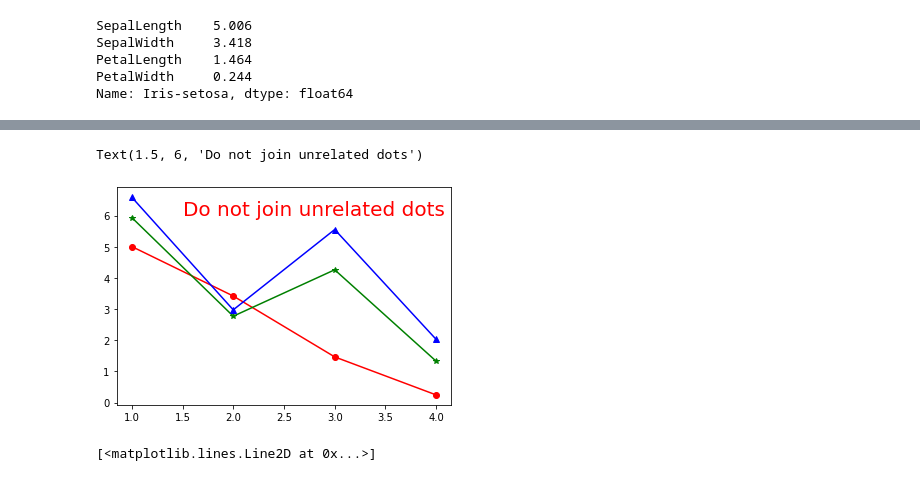
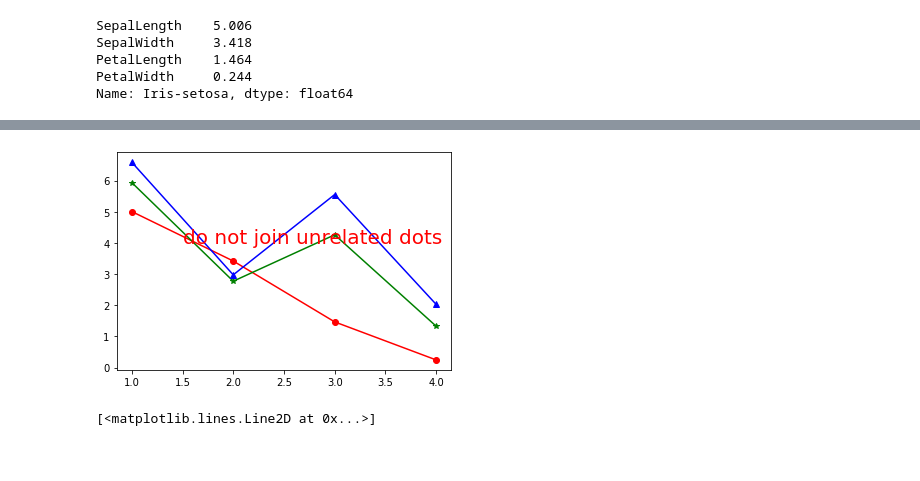
Before and after one commit to oilnutttt/BasicProg_DataViz65, a Jupyter notebook: DataViz04_Data_Comparison.ipynb, the cells around one changed output, grey strips where cells are left out. Saved outputs shown, nothing was run; the diff lists cells and outputs as text; code cells hidden in the pictures.

```diff
--- a/DataViz04_Data_Comparison.ipynb
+++ b/DataViz04_Data_Comparison.ipynb
@@ -63,11 +72,10 @@ plt.xticks([1,2,3,4],['SepalLength','SepalWidth','PetalLength','PetalWidth'])
 # %%
 plt.plot([1,2,3,4],sample_data.iloc[0,:],'ro-')
 plt.plot([1,2,3,4],sample_data.iloc[1,:],'g*-')
 plt.plot([1,2,3,4],sample_data.iloc[2,:],'b^-')
-plt.text(1.5,6,'Do not join unrelated dots',fontsize=20,color='r')
+plt.text(1.5, 4, 'do not join unrelated dots', fontsize=20, color='r');
 # %% [output]
-Text(1.5, 6, 'Do not join unrelated dots')
-[figure, old version]
+[figure, new version]
 # %%
 plt.plot([1,1],[min(sample_data.iloc[:,0]),max(sample_data.iloc[:,0])],'c:')
 plt.plot([2,2],[min(sample_data.iloc[:,1]),max(sample_data.iloc[:,1])],'c:')
```
Also changed, not shown: parts of 49 cells of this notebook.
